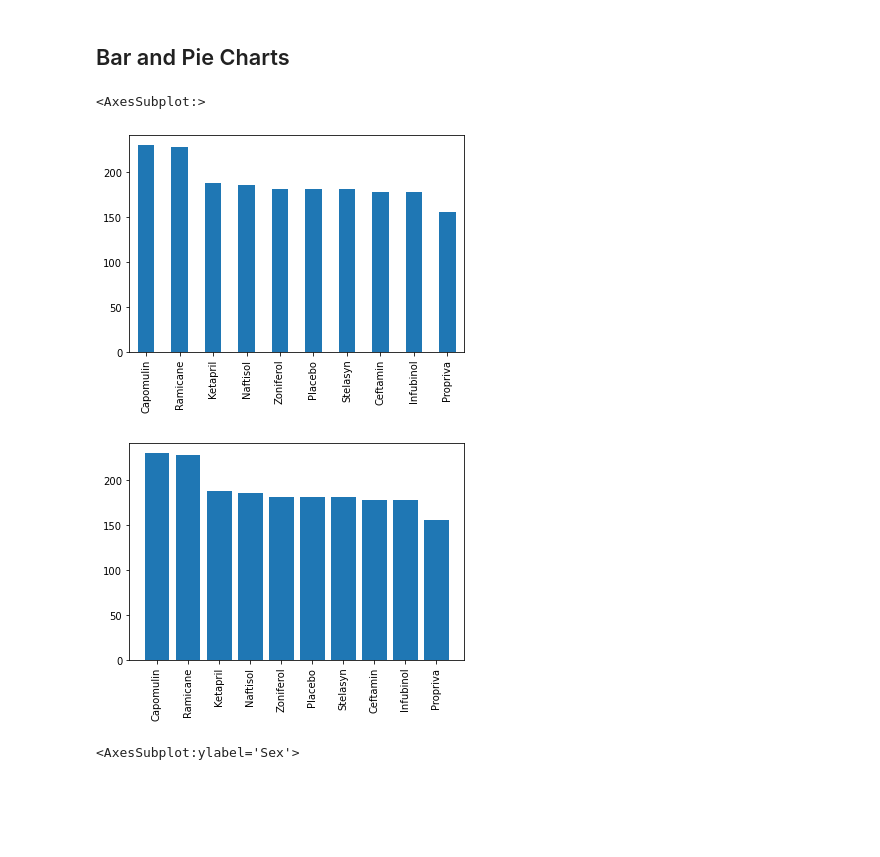
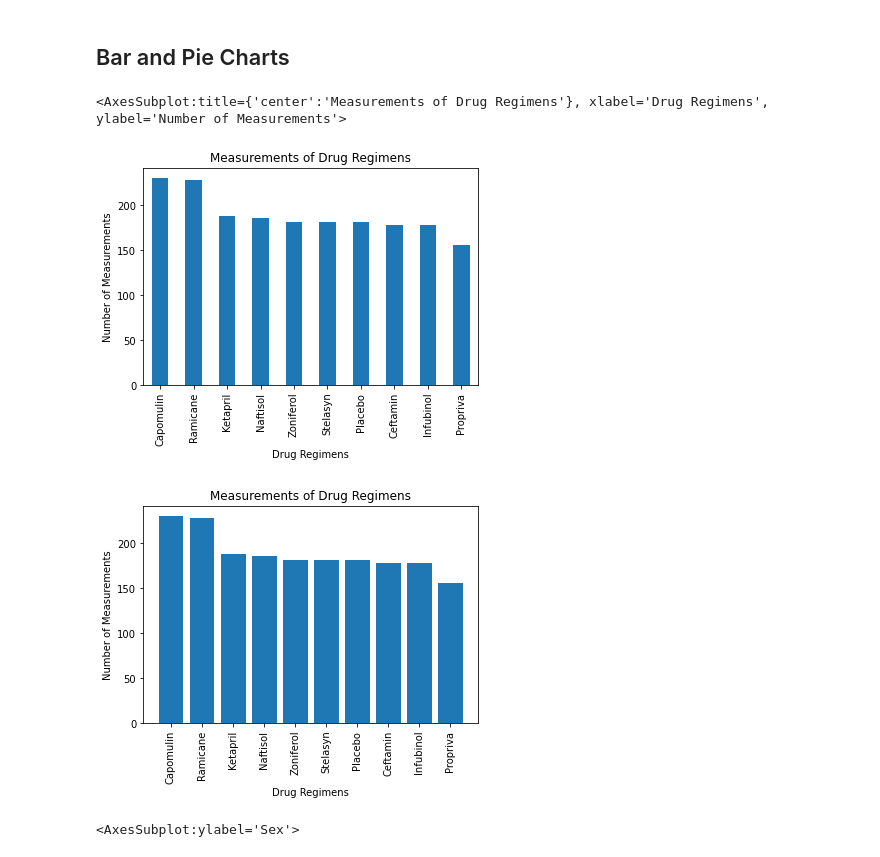
Before and after one commit to ruthhinkle/drug-regimen-efficacy, a Jupyter notebook: pymaceuticals_REH.ipynb, the cells around one changed output. Cells and saved outputs as stored; diff of their text form; code cells hidden in the pictures; blank space fills up the shorter version.

```diff
--- a/pymaceuticals_REH.ipynb
+++ b/pymaceuticals_REH.ipynb
@@ -116,19 +127,21 @@ summary_stats_df.style.format({"Mean": "{:,.2f}",
 ## Bar and Pie Charts
 # %%
 # Generate a bar plot showing the total number of measurements taken on each drug regimen using pandas.
-clean_data_df['Drug Regimen'].value_counts().plot.bar()
-# Add chart labels
+clean_data_df['Drug Regimen'].value_counts().plot.bar(xlabel='Drug Regimens', ylabel='Number of Measurements', title="Measurements of Drug Regimens")
 # %% [output]
-<AxesSubplot:>
+<AxesSubplot:title={'center':'Measurements of Drug Regimens'}, xlabel='Drug Regimens', ylabel='Number of Measurements'>
-[figure, old version]
+[figure, new version]
 # %%
 # Generate a bar plot showing the total number of measurements taken on each drug regimen using pyplot.
 plt.bar(clean_data_df['Drug Regimen'].value_counts().index, clean_data_df['Drug Regimen'].value_counts().values)
 plt.xticks(rotation='vertical')
+plt.title("Measurements of Drug Regimens")
+plt.xlabel("Drug Regimens")
+plt.ylabel("Number of Measurements")
 plt.show()
 # Add chart labels
 # %% [output]
-[figure, old version]
+[figure, new version]
 # %%
 # Generate a pie plot showing the distribution of female versus male mice using pandas
 clean_data_df['Sex'].value_counts().plot.pie(autopct='%1.1f%%')
```
Also changed, not shown: parts of 3 cells of this notebook, 2 other files.
